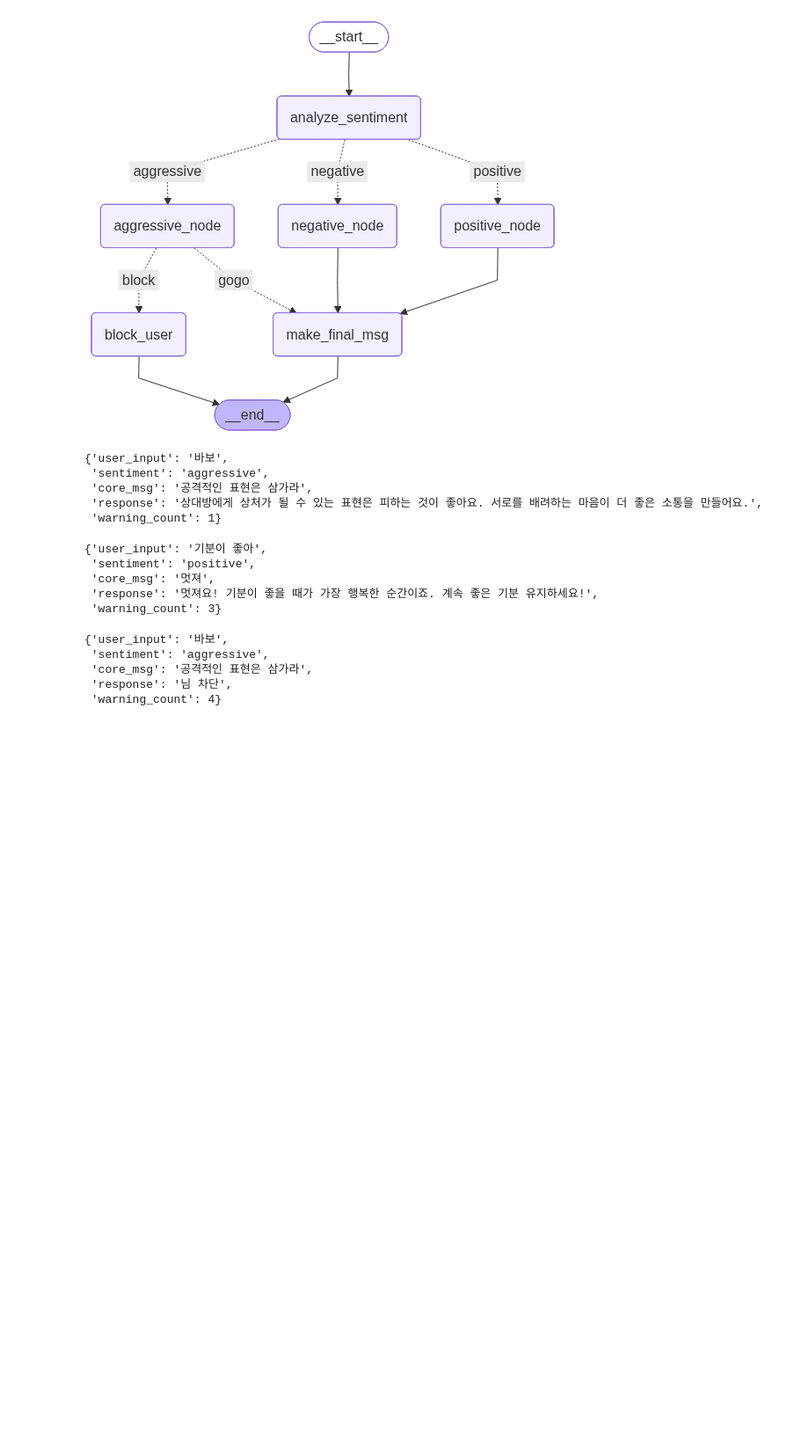
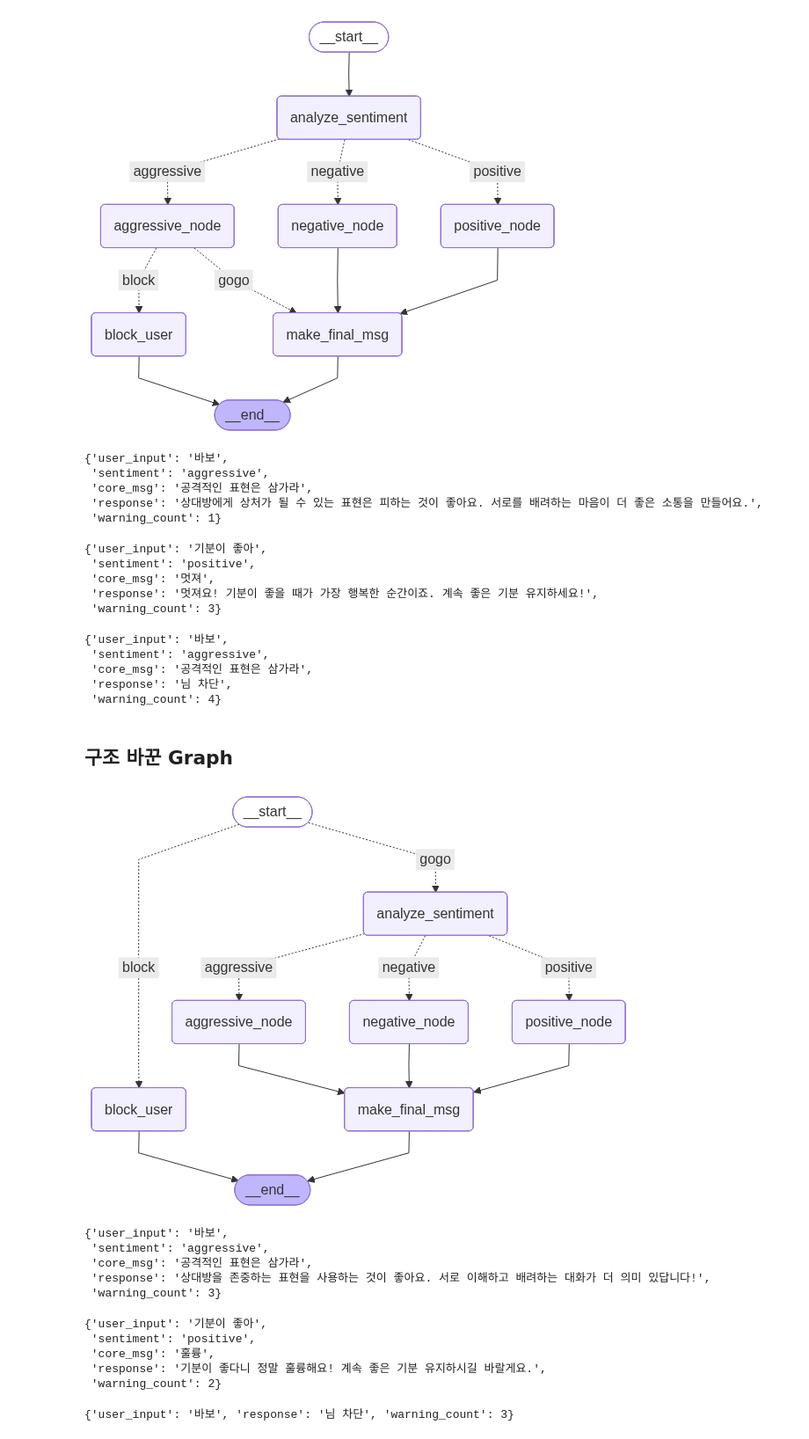
Before and after one commit to verba-neo/gaida-2, a Jupyter notebook: 05-langgraph/02-llm.ipynb, the cells around one changed output. Shown at 88% size. Saved outputs shown, nothing was run; the diff lists cells and outputs as text; code cells hidden in the pictures; blank space fills up the shorter version.

Commit message:
구조 바꾼 graph

```diff
--- a/05-langgraph/02-llm.ipynb
+++ b/05-langgraph/02-llm.ipynb
@@ -177,3 +177,5 @@ app.invoke({'user_input': '바보', 'warning_count': 3})  # 차단
  'core_msg': '공격적인 표현은 삼가라',
  'response': '님 차단',
  'warning_count': 4}
+# %% [markdown]
+## 구조 바꾼 Graph
@@ -179,0 +232,77 @@ app.invoke({'user_input': '바보', 'warning_count': 3})  # 차단
+# %%
+# Routers
+
+def router(state: TeacherState):
+    return state['sentiment']  # 단순히 다음 노드를 결정할 문자열만 return
+
+
+def block_router(state: TeacherState):
+    # count = state['warning_count']
+    count = state.get('warning_count', 0)
+
+    if count >= 3:
+        return 'block'
+    else:
+        return 'gogo'
+# %%
+from langgraph.graph import StateGraph, START, END
+
+graph = StateGraph(TeacherState)
+# 노드 등록 (등록 이름과 함수 이름을 맞추기)
+graph.add_node('analyze_sentiment', analyze_sentiment)
+graph.add_node('positive_node', positive_node)
+graph.add_node('negative_node', negative_node)
+graph.add_node('aggressive_node', aggressive_node)
+graph.add_node('block_user', block_user)
+graph.add_node('make_final_msg', make_final_msg)
+
+# 엣지 등록
+graph.add_conditional_edges(
+    START,
+    block_router,
+    {
+        'gogo': 'analyze_sentiment',
+        'block': 'block_user'
+    }
+)
+graph.add_edge('block_user', END)
+graph.add_conditional_edges(
+    'analyze_sentiment',
+    router,
+    {   # router 결과값 -> 다음 노드 이름
+        'positive': 'positive_node',
+        'negative': 'negative_node',
+        'aggressive': 'aggressive_node',
+    }
+)
+graph.add_edge('positive_node', 'make_final_msg')
+graph.add_edge('negative_node', 'make_final_msg')
+graph.add_edge('aggressive_node', 'make_final_msg')
+
+graph.add_edge('make_final_msg', END)
+
+app = graph.compile()
+
+app
+# %% [output]
+[figure, added]
+# %%
+app.invoke({'user_input': '바보', 'warning_count': 2})   # 답변 정상
+# %% [output]
+{'user_input': '바보',
+ 'sentiment': 'aggressive',
+ 'core_msg': '공격적인 표현은 삼가라',
+ 'response': '상대방을 존중하는 표현을 사용하는 것이 좋아요. 서로 이해하고 배려하는 대화가 더 의미 있답니다!',
+ 'warning_count': 3}
+# %%
+app.invoke({'user_input': '기분이 좋아', 'warning_count': 2})  # 차단
+# %% [output]
+{'user_input': '기분이 좋아',
+ 'sentiment': 'positive',
+ 'core_msg': '훌륭',
+ 'response': '기분이 좋다니 정말 훌륭해요! 계속 좋은 기분 유지하시길 바랄게요.',
+ 'warning_count': 2}
+# %%
+app.invoke({'user_input': '바보', 'warning_count': 3})  # 차단
+# %% [output]
+{'user_input': '바보', 'response': '님 차단', 'warning_count': 3}
```
Also changed, not shown: parts of 1 cell of this notebook.
